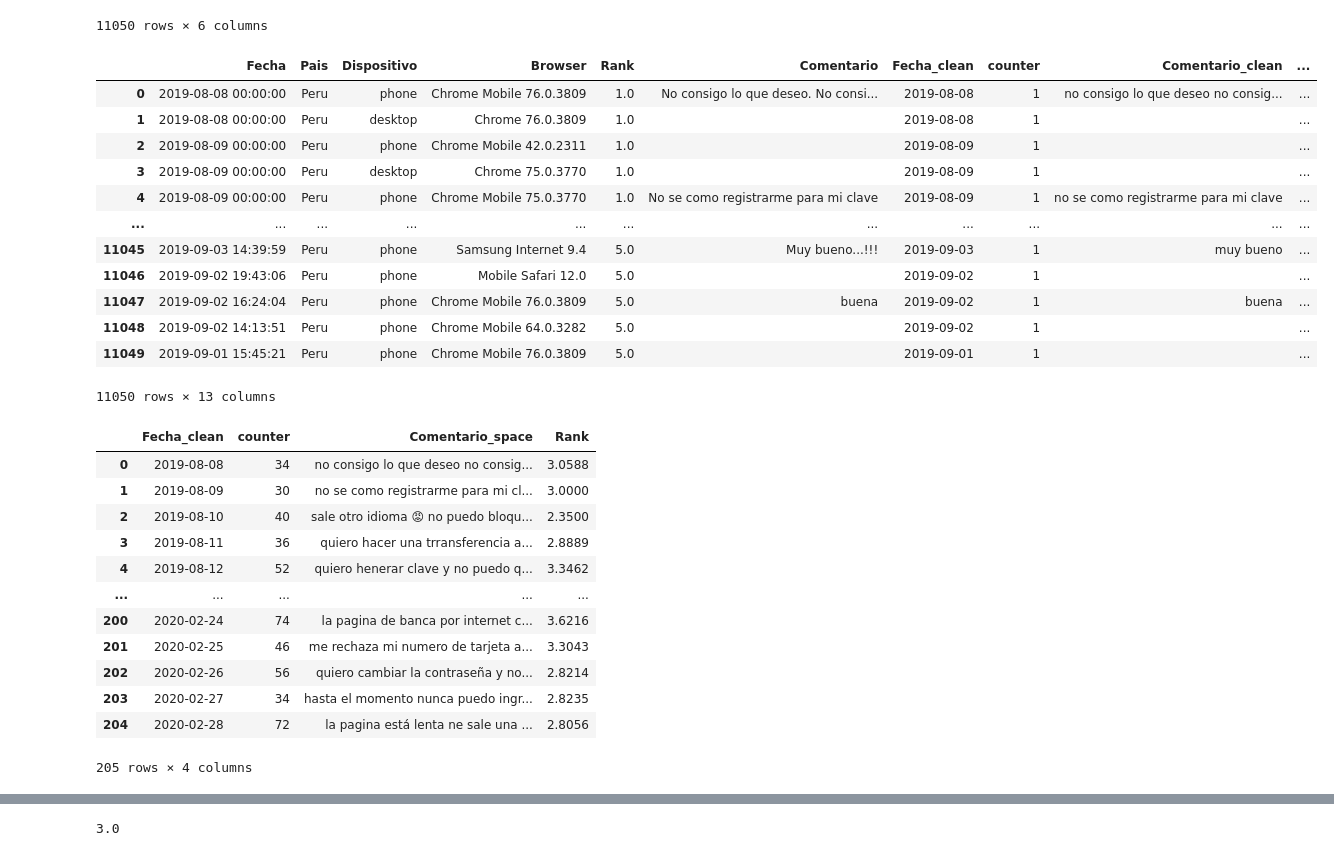
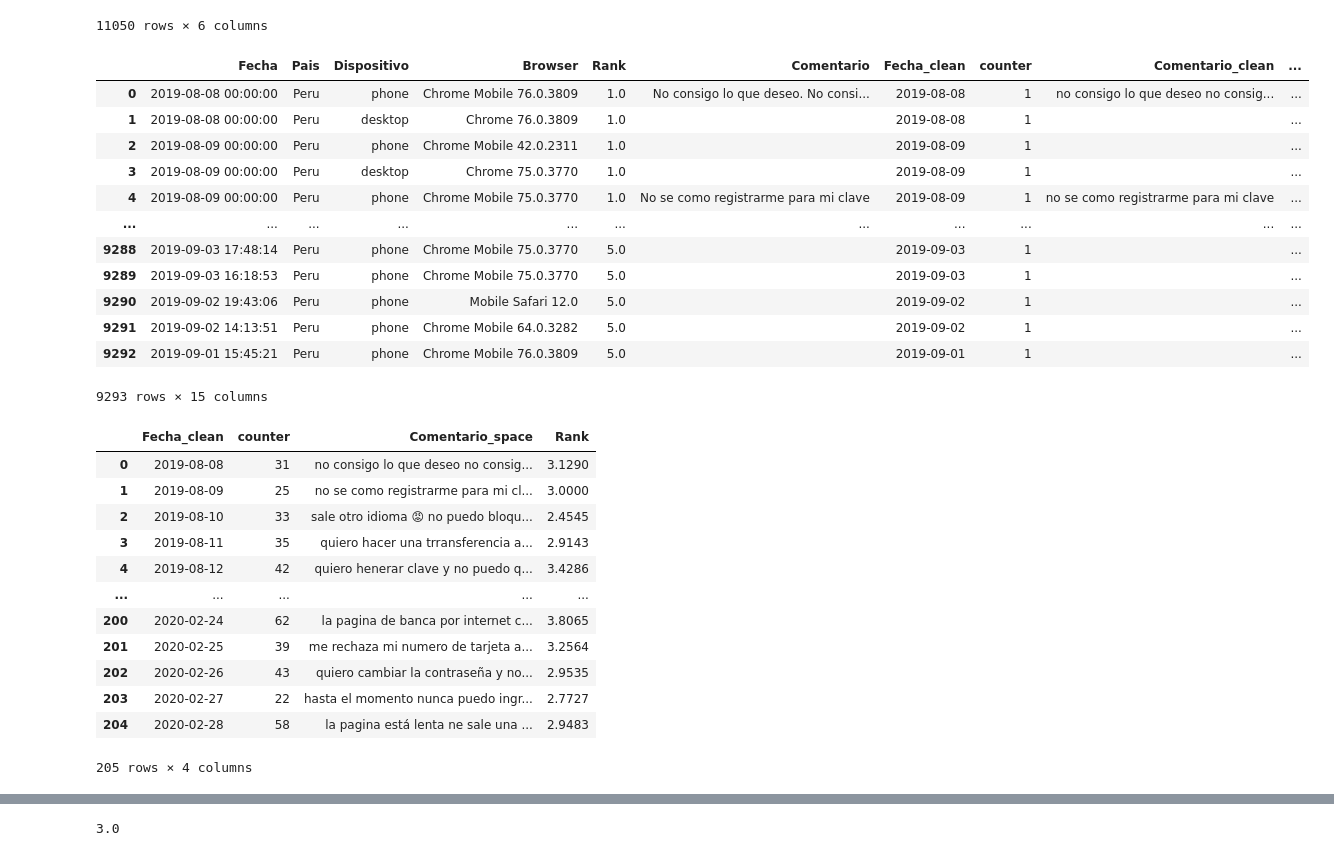
Before and after one commit to adtor97/neo_postulacion, a Jupyter notebook: wrangling.ipynb, the cells around one changed output, grey strips where cells are left out. Drawn from its saved outputs; the diff is of its cells as text; code cells hidden in the pictures.

```diff
--- a/wrangling.ipynb
+++ b/wrangling.ipynb
@@ -95,30 +95,34 @@ df
 # %%
 df["Fecha"] = pd.to_datetime(df.Fecha)
 df["Fecha"] = df["Fecha"]
 df["Fecha_clean"] = df.Fecha.astype(str).str[:10]
 df["Fecha_clean"] = df["Fecha_clean"].astype(str)
 df["counter"] = 1
 df["Comentario_clean"] = df["Comentario"].fillna("").apply(lambda x: limpieza_string(x).lower())
 df["Comentario_space"] = df["Comentario_clean"].apply(lambda x: x+" " if x!="" else "")
 df["Rank_text"] = df["Rank"].replace({"1":"Uno", "2":"Dos", "3":"Tres", "4":"Cuatro", "5":"Cinco"})
 df["Rank"] = df["Rank"].astype(float)
 df["Browser_clean"] = df.Browser.apply(lambda x: x[:x.rfind(" ")])
+df["Comentada"] = df.Comentario_clean.apply(lambda x: 0 if x=="" else 1)
+
+df["id_concat"] = df["Fecha"].astype(str) + df["Comentario"] + df["Browser"] + df["Rank_text"]
+df = df[(~df.id_concat.duplicated()) | (df['Comentario'].isna()) | (df["Comentario"]=="")].reset_index(drop=True)
 df["id"] = df.index
 df
 # %% [output]
 |  | Fecha | Pais | Dispositivo | Browser | Rank | Comentario | Fecha_clean | counter | Comentario_clean | ... |
 | 0 | 2019-08-08 00:00:00 | Peru | phone | Chrome Mobile 76.0.3809 | 1.0 | No consigo lo que deseo. No consi... | 2019-08-08 | 1 | no consigo lo que deseo no consig... | ... |
 | 1 | 2019-08-08 00:00:00 | Peru | desktop | Chrome 76.0.3809 | 1.0 |  | 2019-08-08 | 1 |  | ... |
 | 2 | 2019-08-09 00:00:00 | Peru | phone | Chrome Mobile 42.0.2311 | 1.0 |  | 2019-08-09 | 1 |  | ... |
 | 3 | 2019-08-09 00:00:00 | Peru | desktop | Chrome 75.0.3770 | 1.0 |  | 2019-08-09 | 1 |  | ... |
 | 4 | 2019-08-09 00:00:00 | Peru | phone | Chrome Mobile 75.0.3770 | 1.0 | No se como registrarme para mi clave | 2019-08-09 | 1 | no se como registrarme para mi clave | ... |
 | ... | ... | ... | ... | ... | ... | ... | ... | ... | ... | ... |
-| 11045 | 2019-09-03 14:39:59 | Peru | phone | Samsung Internet 9.4 | 5.0 | Muy bueno...!!! | 2019-09-03 | 1 | muy bueno | ... |
-| 11046 | 2019-09-02 19:43:06 | Peru | phone | Mobile Safari 12.0 | 5.0 |  | 2019-09-02 | 1 |  | ... |
-| 11047 | 2019-09-02 16:24:04 | Peru | phone | Chrome Mobile 76.0.3809 | 5.0 | buena | 2019-09-02 | 1 | buena | ... |
-| 11048 | 2019-09-02 14:13:51 | Peru | phone | Chrome Mobile 64.0.3282 | 5.0 |  | 2019-09-02 | 1 |  | ... |
-| 11049 | 2019-09-01 15:45:21 | Peru | phone | Chrome Mobile 76.0.3809 | 5.0 |  | 2019-09-01 | 1 |  | ... |
+| 9288 | 2019-09-03 17:48:14 | Peru | phone | Chrome Mobile 75.0.3770 | 5.0 |  | 2019-09-03 | 1 |  | ... |
+| 9289 | 2019-09-03 16:18:53 | Peru | phone | Chrome Mobile 75.0.3770 | 5.0 |  | 2019-09-03 | 1 |  | ... |
+| 9290 | 2019-09-02 19:43:06 | Peru | phone | Mobile Safari 12.0 | 5.0 |  | 2019-09-02 | 1 |  | ... |
+| 9291 | 2019-09-02 14:13:51 | Peru | phone | Chrome Mobile 64.0.3282 | 5.0 |  | 2019-09-02 | 1 |  | ... |
+| 9292 | 2019-09-01 15:45:21 | Peru | phone | Chrome Mobile 76.0.3809 | 5.0 |  | 2019-09-01 | 1 |  | ... |
-11050 rows × 13 columns
+9293 rows × 15 columns
 # %%
 df_daily = df[["Fecha_clean", "counter"]].groupby("Fecha_clean", as_index=False).sum()
 df_daily = df_daily.merge(df[["Fecha_clean", "Comentario_space"]].groupby("Fecha_clean", as_index=False).sum(), on="Fecha_clean")
@@ -127,17 +131,17 @@ df_daily["Rank"] = df_daily["Rank"].round(4)
 df_daily
 # %% [output]
 |  | Fecha_clean | counter | Comentario_space | Rank |
-| 0 | 2019-08-08 | 34 | no consigo lo que deseo no consig... | 3.0588 |
-| 1 | 2019-08-09 | 30 | no se como registrarme para mi cl... | 3.0000 |
-| 2 | 2019-08-10 | 40 | sale otro idioma 😡 no puedo bloqu... | 2.3500 |
-| 3 | 2019-08-11 | 36 | quiero hacer una trransferencia a... | 2.8889 |
-| 4 | 2019-08-12 | 52 | quiero henerar clave y no puedo q... | 3.3462 |
+| 0 | 2019-08-08 | 31 | no consigo lo que deseo no consig... | 3.1290 |
+| 1 | 2019-08-09 | 25 | no se como registrarme para mi cl... | 3.0000 |
+| 2 | 2019-08-10 | 33 | sale otro idioma 😡 no puedo bloqu... | 2.4545 |
+| 3 | 2019-08-11 | 35 | quiero hacer una trransferencia a... | 2.9143 |
+| 4 | 2019-08-12 | 42 | quiero henerar clave y no puedo q... | 3.4286 |
 | ... | ... | ... | ... | ... |
-| 200 | 2020-02-24 | 74 | la pagina de banca por internet c... | 3.6216 |
-| 201 | 2020-02-25 | 46 | me rechaza mi numero de tarjeta a... | 3.3043 |
-| 202 | 2020-02-26 | 56 | quiero cambiar la contraseña y no... | 2.8214 |
-| 203 | 2020-02-27 | 34 | hasta el momento nunca puedo ingr... | 2.8235 |
-| 204 | 2020-02-28 | 72 | la pagina está lenta ne sale una ... | 2.8056 |
+| 200 | 2020-02-24 | 62 | la pagina de banca por internet c... | 3.8065 |
+| 201 | 2020-02-25 | 39 | me rechaza mi numero de tarjeta a... | 3.2564 |
+| 202 | 2020-02-26 | 43 | quiero cambiar la contraseña y no... | 2.9535 |
+| 203 | 2020-02-27 | 22 | hasta el momento nunca puedo ingr... | 2.7727 |
+| 204 | 2020-02-28 | 58 | la pagina está lenta ne sale una ... | 2.9483 |
 205 rows × 4 columns
 # %%
 print(df_daily.counter.mean())
```
Also changed, not shown: parts of 23 cells of this notebook.
